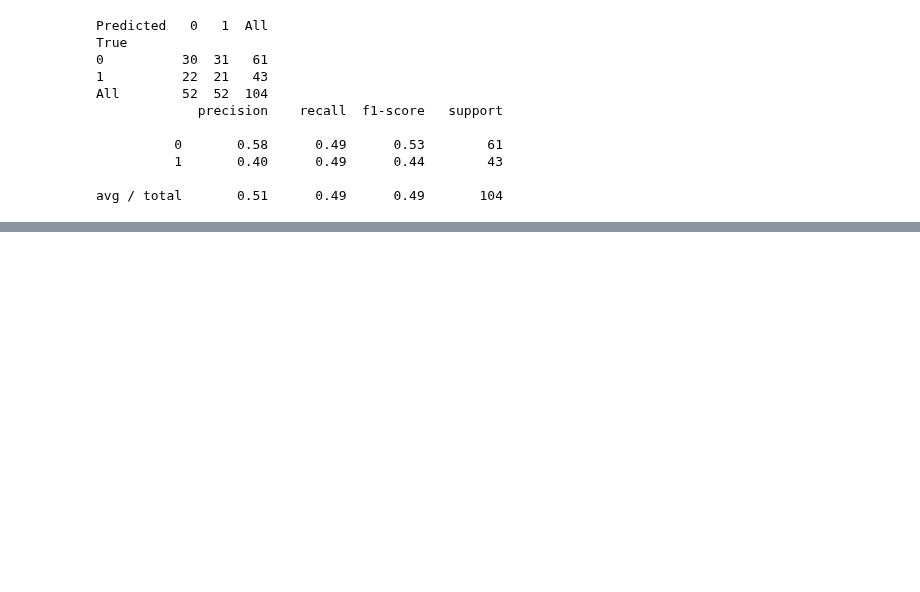
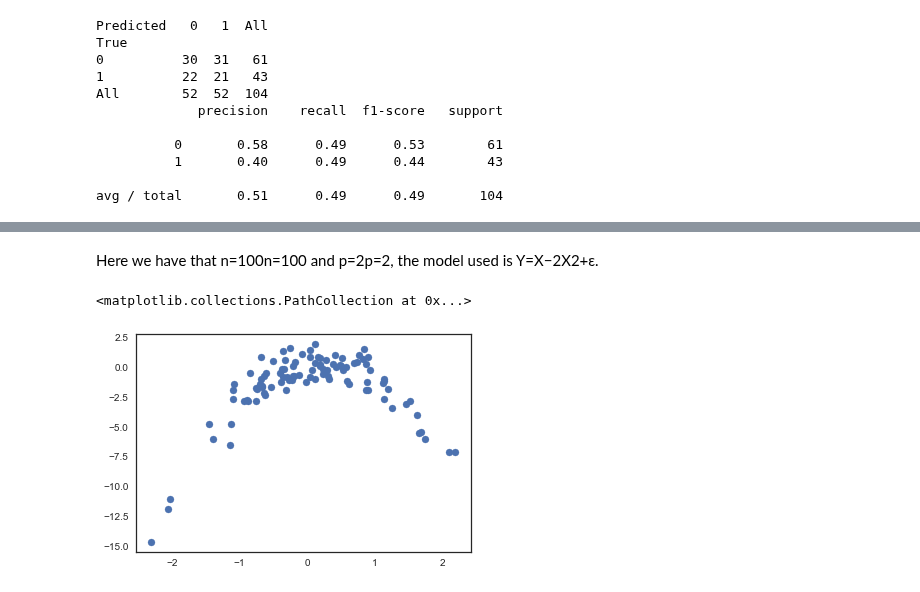
Before and after one commit to Ada520/DSLab, a Jupyter notebook: Lab5/Lab5.ipynb, the cells around one changed output, grey strips where cells are left out. Cells and saved outputs as stored; diff of their text form; code cells hidden in the pictures; blank space fills up the shorter version.

```diff
--- a/Lab5/Lab5.ipynb
+++ b/Lab5/Lab5.ipynb
@@ -393,3 +589,53 @@ the Python counterpart to R’s rnorm.)
 
 ![](http://i.markdownnotes.com/image_OhVmZdh.png)
 ![](http://i.markdownnotes.com/image_4g7pr54.png)
+# %%
+import warnings
+warnings.filterwarnings('ignore')
+
+import pandas as pd
+import numpy as np
+import matplotlib as mpl
+import matplotlib.pyplot as plt
+import seaborn as sns
+
+import sklearn.linear_model as skl_lm
+from sklearn.linear_model import LogisticRegression
+from sklearn.discriminant_analysis import LinearDiscriminantAnalysis
+from sklearn.discriminant_analysis import QuadraticDiscriminantAnalysis as QDA
+from sklearn.metrics import confusion_matrix, classification_report, precision_score
+from sklearn import preprocessing
+from sklearn import neighbors
+from sklearn.neighbors import KNeighborsClassifier as KNN
+from sklearn.cross_validation import train_test_split, LeaveOneOut, KFold, cross_val_score
+
+import statsmodels.api as sm
+import statsmodels.formula.api as smf
+
+pd.set_option('display.notebook_repr_html', False)
+
+%matplotlib inline
+plt.style.use('seaborn-white')
+from sklearn.linear_model import LogisticRegression
+from pandas.plotting import scatter_matrix
+import statsmodels.api as sm
+import statsmodels.formula.api as smf
+
+
+pd.set_option('display.notebook_repr_html', False)
+
+%matplotlib inline
+plt.style.use('seaborn-white')
+# %%
+np.random.seed(1)
+X = np.random.randn(100)
+y = np.random.randn(100)
+y = X - (2 *X**2) + np.random.randn(100)
+# %% [markdown]
+Here we have that n=100n=100 and p=2p=2, the model used is
+Y=X−2X2+ε.
+# %%
+plt.scatter(X,y)
+# %% [output]
+<matplotlib.collections.PathCollection at 0x...>
+[figure, added]
```
Also changed, not shown: parts of 17 cells of this notebook, 2 other files.
